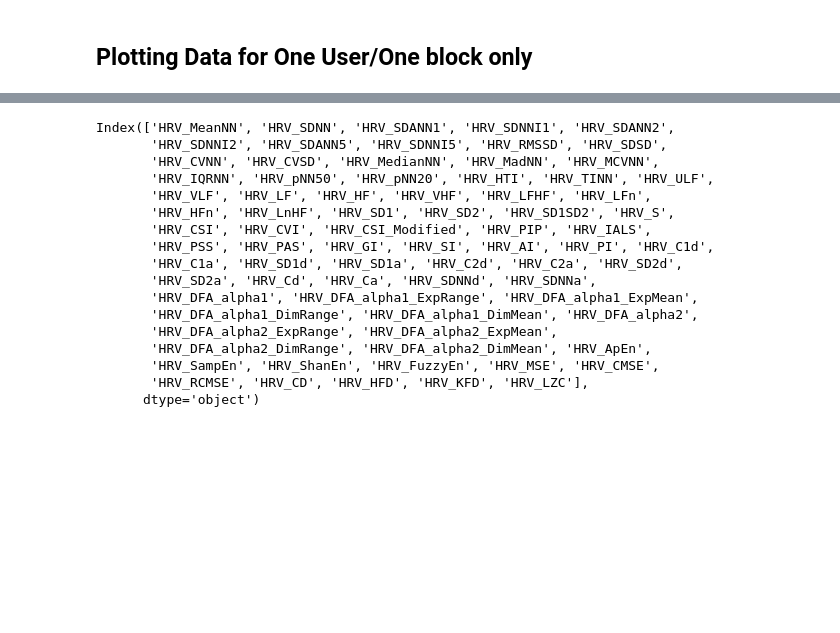
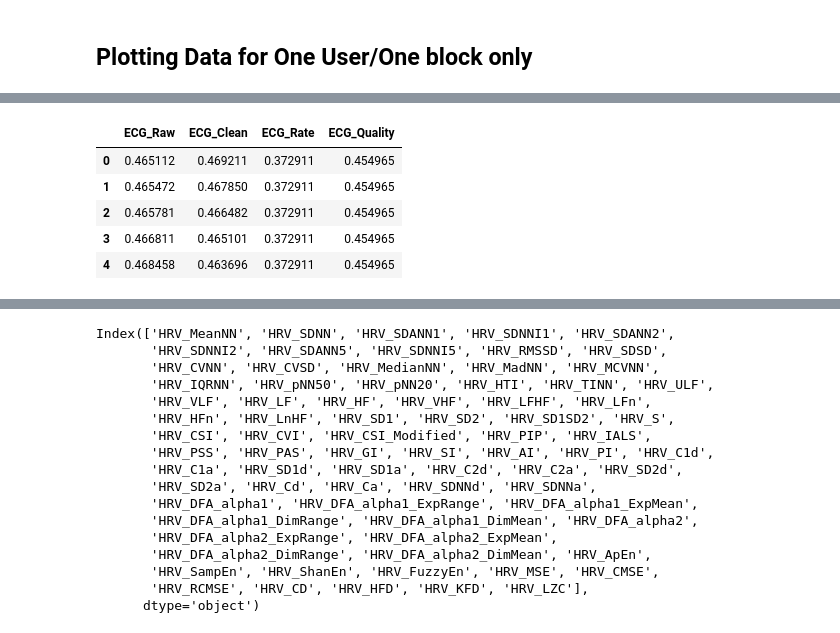
Before and after one commit to asheeshcric/VA, a Jupyter notebook: notebooks/data_analysis.ipynb, the cells around one changed output, grey strips where cells are left out. Saved outputs shown, nothing was run; the diff lists cells and outputs as text; code cells hidden in the pictures; blank space fills up the shorter version.

```diff
--- a/notebooks/data_analysis.ipynb
+++ b/notebooks/data_analysis.ipynb
@@ -131,3 +156,15 @@ ecg_features, hrv_time, hrv_freq, hrv_non, hrv_all = get_ecg_features(bsp_featur
+# %%
+# Normalizing ECG data
+ecg_columns = ['ECG_Raw', 'ECG_Clean', 'ECG_Rate', 'ECG_Quality']
+ecg_normalized = normalize_df(ecg_features, ecg_columns)
+ecg_normalized.head()
+# %% [output]
+|  | ECG_Raw | ECG_Clean | ECG_Rate | ECG_Quality |
+| 0 | 0.465112 | 0.469211 | 0.372911 | 0.454965 |
+| 1 | 0.465472 | 0.467850 | 0.372911 | 0.454965 |
+| 2 | 0.465781 | 0.466482 | 0.372911 | 0.454965 |
+| 3 | 0.466811 | 0.465101 | 0.372911 | 0.454965 |
+| 4 | 0.468458 | 0.463696 | 0.372911 | 0.454965 |
 # %%
 hrv_all
 # %% [output]
```
Also changed, not shown: parts of 7 cells of this notebook.
